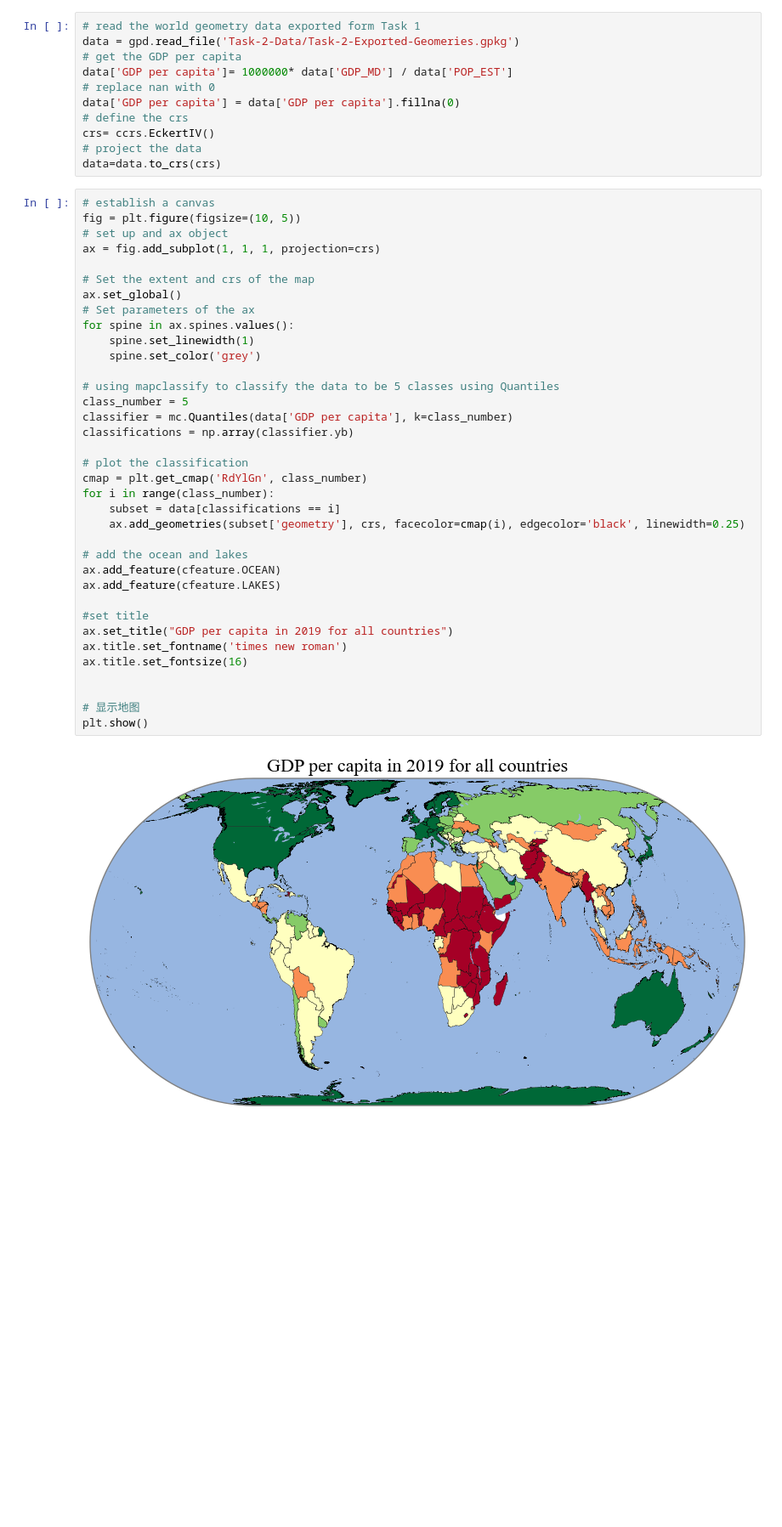
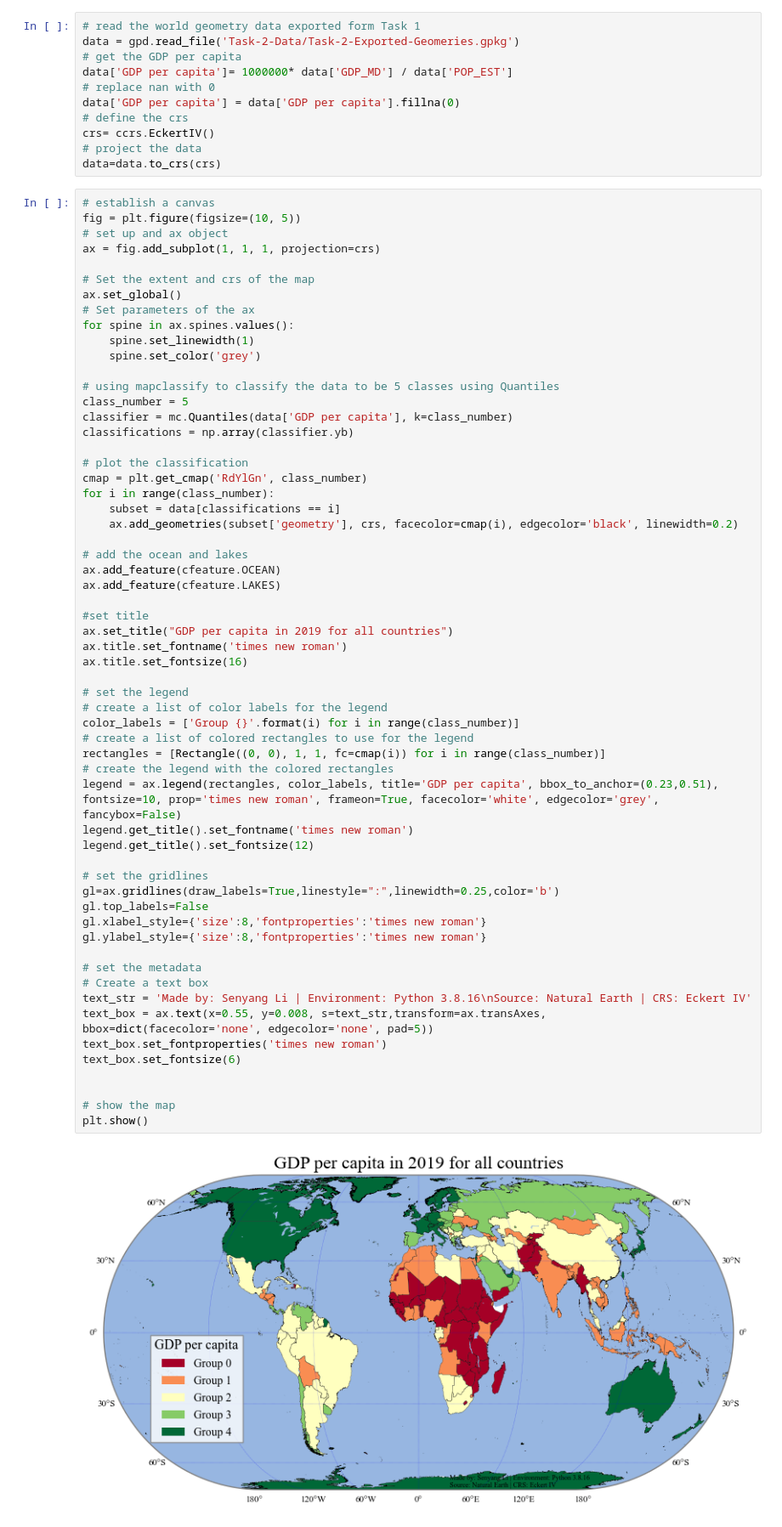
Before and after one commit to risenyard/Positium_Pratice, a Jupyter notebook: Task-2-MapVisual (by Python).ipynb, the cells around one changed output. Shown: that part at 85% size. Cells and saved outputs as stored; diff of their text form; blank space fills up the shorter version.

```diff
--- a/Task-2-MapVisual (by Python).ipynb
+++ b/Task-2-MapVisual (by Python).ipynb
@@ -26,33 +26,58 @@ ax = fig.add_subplot(1, 1, 1, projection=crs)
 
 # Set the extent and crs of the map
 ax.set_global()
 # Set parameters of the ax
 for spine in ax.spines.values():
     spine.set_linewidth(1)
     spine.set_color('grey')
 
 # using mapclassify to classify the data to be 5 classes using Quantiles
 class_number = 5
 classifier = mc.Quantiles(data['GDP per capita'], k=class_number)
 classifications = np.array(classifier.yb)
 
 # plot the classification
 cmap = plt.get_cmap('RdYlGn', class_number)
 for i in range(class_number):
     subset = data[classifications == i]
-    ax.add_geometries(subset['geometry'], crs, facecolor=cmap(i), edgecolor='black', linewidth=0.25)
+    ax.add_geometries(subset['geometry'], crs, facecolor=cmap(i), edgecolor='black', linewidth=0.2)
 
 # add the ocean and lakes
 ax.add_feature(cfeature.OCEAN)
 ax.add_feature(cfeature.LAKES)
 
 #set title
 ax.set_title("GDP per capita in 2019 for all countries")
 ax.title.set_fontname('times new roman')
 ax.title.set_fontsize(16)
 
+# set the legend
+# create a list of color labels for the legend
+color_labels = ['Group {}'.format(i) for i in range(class_number)]
+# create a list of colored rectangles to use for the legend
+rectangles = [Rectangle((0, 0), 1, 1, fc=cmap(i)) for i in range(class_number)]
+# create the legend with the colored rectangles
+legend = ax.legend(rectangles, color_labels, title='GDP per capita', bbox_to_anchor=(0.23,0.51),
+fontsize=10, prop='times new roman', frameon=True, facecolor='white', edgecolor='grey', fancybox=False)
+legend.get_title().set_fontname('times new roman')
+legend.get_title().set_fontsize(12)
 
-# 显示地图
+# set the gridlines
+gl=ax.gridlines(draw_labels=True,linestyle=":",linewidth=0.25,color='b')
+gl.top_labels=False
+gl.xlabel_style={'size':8,'fontproperties':'times new roman'}
+gl.ylabel_style={'size':8,'fontproperties':'times new roman'}
+
+# set the metadata
+# Create a text box
+text_str = 'Made by: Senyang Li | Environment: Python 3.8.16\nSource: Natural Earth | CRS: Eckert IV'
+text_box = ax.text(x=0.55, y=0.008, s=text_str,transform=ax.transAxes,
+bbox=dict(facecolor='none', edgecolor='none', pad=5))
+text_box.set_fontproperties('times new roman')
+text_box.set_fontsize(6)
+
+
+# show the map
 plt.show()
 # %% [output]
-[figure, old version]
+[figure, new version]
```
Also changed, not shown: parts of 2 cells of this notebook.
